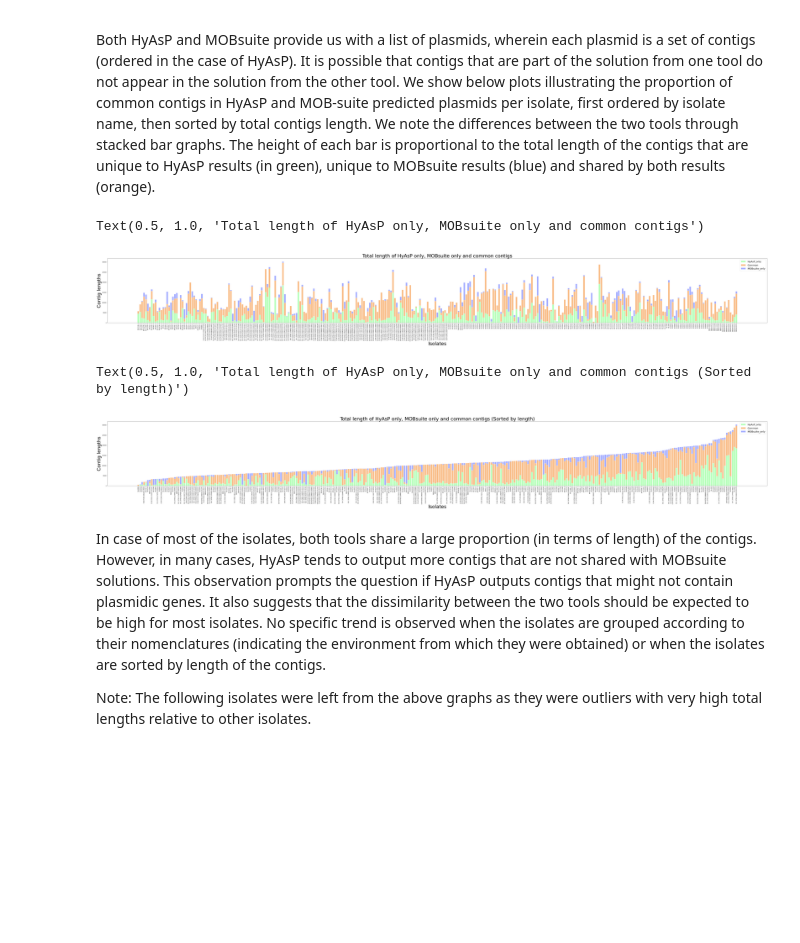
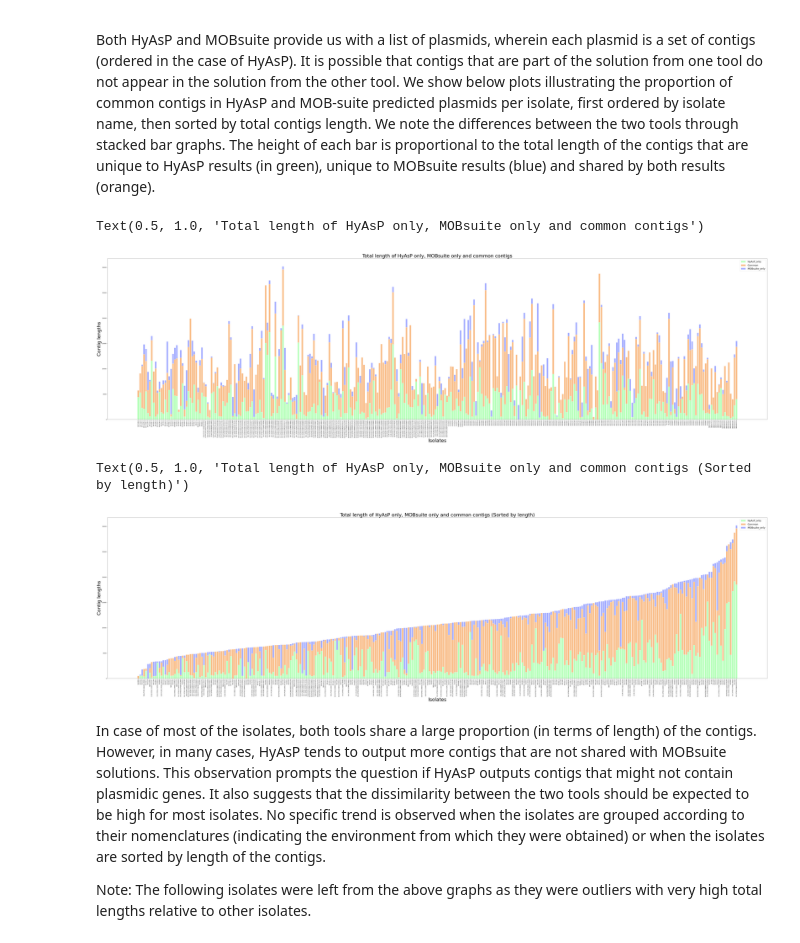
Before and after one commit to acme92/Plasmid_Comparison, a Jupyter notebook: doc/Plasmids_Comparison.ipynb, the cells around one changed output. Drawn from its saved outputs; the diff is of its cells as text; code cells hidden in the pictures; blank space fills up the shorter version.

```diff
--- a/doc/Plasmids_Comparison.ipynb
+++ b/doc/Plasmids_Comparison.ipynb
@@ -350,30 +350,30 @@ long_isolates = df[df['totals'] >= 1000000]
 # %%
 r = list(new_df['isolate'])
 greenBars = [i for i in new_df['greenBars']]
 orangeBars = [i for i in new_df['orangeBars']]
 blueBars = [i for i in new_df['blueBars']]
 
 # plot
-plt.figure(figsize=(100,10))
+plt.figure(figsize=(100,25))
 barWidth = 0.85
 #names = sorted(list(common_isolates))
 names = list(new_df['isolate'])
 # Create green Bars
 plt.bar(r, greenBars, color='#b5ffb9', edgecolor='white', width=barWidth, label='HyAsP_only')
 # Create orange Bars
 plt.bar(r, orangeBars, bottom=greenBars, color='#f9bc86', edgecolor='white', width=barWidth, label='Common')
 # Create blue Bars
 plt.bar(r, blueBars, bottom=[i+j for i,j in zip(greenBars, orangeBars)], color='#a3acff', edgecolor='white', width=barWidth, label='MOBsuite_only')
 
 # Custom x axis
 plt.xticks(r, names,rotation=90)
 plt.ylabel('Contig lengths', fontsize=40)
 plt.xlabel("Isolates", fontsize=40)
 plt.legend(fontsize=20)
 plt.title("Total length of HyAsP only, MOBsuite only and common contigs", fontsize=40)
 # %% [output]
 Text(0.5, 1.0, 'Total length of HyAsP only, MOBsuite only and common contigs')
-[figure, old version]
+[figure, new version]
 # %%
 sorted_df = new_df.sort_values(by=['totals'])
 
@@ -383,7 +383,7 @@ orangeBars = [i for i in sorted_df['orangeBars']]
 blueBars = [i for i in sorted_df['blueBars']]
 
 # plot
-plt.figure(figsize=(100,10))
+plt.figure(figsize=(100,25))
 barWidth = 0.85
 #names = sorted(list(common_isolates))
 names = list(sorted_df['isolate'])
@@ -402,7 +402,7 @@ plt.legend(fontsize=20)
 plt.title("Total length of HyAsP only, MOBsuite only and common contigs (Sorted by length)", fontsize=40)
 # %% [output]
 Text(0.5, 1.0, 'Total length of HyAsP only, MOBsuite only and common contigs (Sorted by length)')
-[figure, old version]
+[figure, new version]
 # %% [markdown]
 In case of most of the isolates, both tools share a large proportion (in terms of length) of the contigs.
 However, in many cases, HyAsP tends to output more contigs that are not shared with MOBsuite solutions.
```
Also changed, not shown: parts of 8 cells of this notebook.
